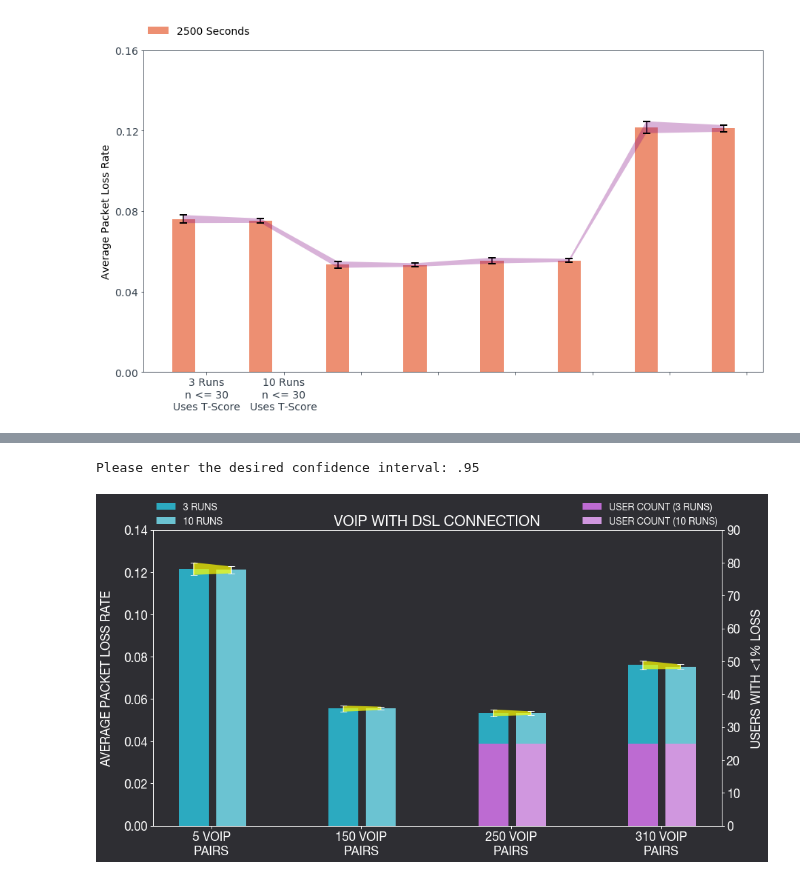
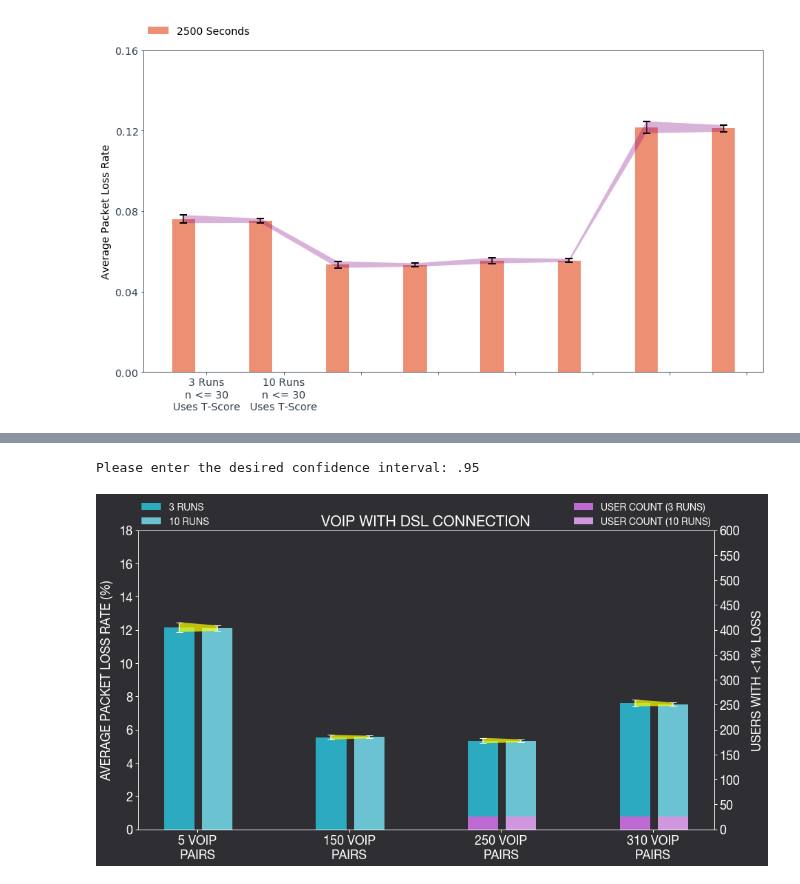
Before and after one commit to royruiz-dev/DataAutomation_SimComNets, a Jupyter notebook: SiMCN-Ex07/SimComNet_Ex07_Results_Analysis.ipynb, the cells around one changed output, grey strips where cells are left out. Cells and saved outputs as stored; diff of their text form; code cells hidden in the pictures.

```diff
--- a/SiMCN-Ex07/SimComNet_Ex07_Results_Analysis.ipynb
+++ b/SiMCN-Ex07/SimComNet_Ex07_Results_Analysis.ipynb
@@ -641,13 +686,13 @@ class Result_Analysis():
 
         for i in range(len(data)):
             if (df['timelimit'][i] == 1000):
-                avgPKL_1000s_arr.append(df['Avg_Loss_Rate'][i])
+                avgPKL_1000s_arr.append(df['Avg_Loss_Rate'][i]*100)
 
         for i in range(len(data)):
             if (df['Avg_Loss_Rate'][i] < 0.01):
                 avgPKL_user_count += 1
 
-        array = {'array_2500': avgPKL_1000s_arr}
+        array = {'array_1000': avgPKL_1000s_arr}
         count = avgPKL_user_count
         return array, count
 
@@ -733,18 +778,14 @@ while run:
 
         # width of the bars
         barWidth = 0.2
+
         # Choose the height of the bars
-        #for key,value in mean_dict.items():
-
         bars_count_rpt03 = [math.ceil(user_count_arr[index]/3) for index, value in enumerate(user_count_arr) if index <= 3]
         bars_count_rpt10 = [math.ceil(user_count_arr[index]/10) for index, value in enumerate(user_count_arr) if index > 3]
-        #print(bars_count_rpt03, bars_count_rpt10, sep=" ")
 
         bars_1000s_rpt03 = [mean_dict[i][0] for i in mean_dict if i <= 4]
         bars_1000s_rpt10 = [mean_dict[i][0] for i in mean_dict if i > 4]
-        #bars_5000s = [mean_dict[i][2] for i in mean_dict]
-        #print(bar_1000s_rpt03)
-        #print(bars_1000s_rpt10)
+
         # Upper and lower limits for confidence interval (error bars) used for fill_between method
         yer_1000s_l_rpt03 = [t_dict[1][0][0], t_dict[2][0][0], t_dict[3][0][0], t_dict[4][0][0]]
 
@@ -754,22 +795,14 @@ while run:
 
         yer_1000s_u_rpt10 = [t_dict[5][0][1], t_dict[6][0][1], t_dict[7][0][1], t_dict[8][0][1]]
 
-        #yer_5000s_l = [t_dict[1][2][0], t_dict[2][2][0], z_dict[3][2][0]]
-        #yer_5000s_u = [t_dict[1][2][1], t_dict[2][2][1], z_dict[3][2][1]]
-
         # Choose the height of the confidence interval (error bars) for errorbar method
         yer_1000s_rpt03 = [(u - l)/2 for u, l in zip(yer_1000s_u_rpt03, yer_1000s_l_rpt03)]
         yer_1000s_rpt10 = [(u - l)/2 for u, l in zip(yer_1000s_u_rpt10, yer_1000s_l_rpt10)]
-        #yer_5000s = [(u - l)/2 for u, l in zip(yer_5000s_u, yer_5000s_l)]
 
         # The x position of bars
         r_1000s_rpt03 = np.arange(len(bars_1000s_rpt03))
         r_1000s_rpt10 = [x + barWidth + .05 for x in r_1000s_rpt03]
-        #r_5000s = [x + barWidth for x in r_3000s]
 
-
-
-        #plt.figure(figsize = (15,8))
         #Parameter setting for plotting
         plt.rcParams['axes.edgecolor']='#333F4B'
         plt.rcParams['axes.linewidth']=0.8
@@ -790,12 +823,10 @@ while run:
         # Create 1000s_rpt03 bars
         ax1.bar(r_1000s_rpt03, bars_1000s_rpt03, width = barWidth, color = '#2CAAC0', label='3 RUNS')
         ax1.errorbar(r_1000s_rpt03, bars_1000s_rpt03, yerr=yer_1000s_rpt03, color = 'white', capthick=1, capsize=5, fmt=' ')
-        #plt.fill_between(r_1000s_rpt03, yer_1000s_l_rpt03, yer_1000s_u_rpt03, facecolor='Purple', alpha=0.3, zorder=2)
 
         # Create 1000s_rpt10 bars
         ax1.bar(r_1000s_rpt10, bars_1000s_rpt10, width = barWidth, color = '#6BC3D2', label='10 RUNS')
         ax1.errorbar(r_1000s_rpt10, bars_1000s_rpt10, yerr=yer_1000s_rpt10, color = 'white', capthick=1, capsize=5, fmt=' ')
-        #plt.fill_between(r_1000s_rpt10, yer_1000s_l_rpt10, yer_1000s_u_rpt10, facecolor='Purple', alpha=0.3, zorder=2)
 
         r_pairs = [[x, y] for x,y in zip(r_1000s_rpt03, r_1000s_rpt10)]
         yer_l = [[x,y] for x,y in zip(yer_1000s_l_rpt03, yer_1000s_l_rpt10)]
@@ -807,96 +838,35 @@ while run:
         ax2.bar(r_1000s_rpt03, bars_count_rpt03, width = barWidth, color = '#BD6BD2', label='USER COUNT (3 RUNS)')
         ax2.bar(r_1000s_rpt10, bars_count_rpt10, width = barWidth, color = '#D097DF', label='USER COUNT (10 RUNS)')
 
-        # Create 5000s bars
-        #plt.bar(r_5000s, bars_5000s, width = barWidth, color = '#92cad1', label='5000 Seconds')
-        #plt.errorbar(r_5000s, bars_5000s, yerr=yer_5000s, color = 'black', capthick=2, capsize=5, fmt=' ')
-        #plt.fill_between(r_5000s, yer_5000s_l, yer_5000s_u, facecolor='Purple', alpha=0.3, zorder=2)
-
-        # General layout
-
-
-        #color = 'tab:red'
-
-        #ax1.set_ylabel('exp', color=color)
-        #ax1.plot(t, data1, color=color)
-        #ax1.tick_params(axis='y', labelcolor=color)
-
-        #ax1.set_xticks([r + barWidth/2 for r in range(len(bars_1000s_rpt03))])
-        #ax1.set_xticklabels()
-        #ax1.set_xlabel('User Pairs')
 
         labels = ['5 VOIP\nPAIRS','150 VOIP\nPAIRS','250 VOIP\nPAIRS', '310 VOIP\nPAIRS']
         x = np.arange(len(labels))  # the label locations
         ax1.set_xticks(x+0.119)
         ax1.set_xticklabels(labels ,color = '#FFFFFF')
-        #ax.legend()
         ax1.tick_params(direction='out', length=4, width=1, colors='w')
-        #ax1.spines['bottom'].set_color('red')
-        #ax1.spines['top'].set_color('red')
 
-        ax1.set_yticks(np.arange(0, 0.14, 0.02))
-        ax1.set_ylabel('AVERAGE PACKET LOSS RATE', labelpad=16, color = '#FFFFFF')
-        #ax2 = ax1.twinx()  # instantiate a second axes that shares the same x-axis
+        ax1.set_yticks(np.arange(0.0, 20.0, 2.0))
+        ax1.set_ylabel('AVERAGE PACKET LOSS RATE (%)', labelpad=8, color = '#FFFFFF')
 
-        #color = 'tab:blue'
-        #ax2.set_ylabel('sin', color=color)  # we already handled the x-label with ax1
-        #ax2.plot(t, data2, color=color)
-       # ax2.tick_params(axis='y', labelcolor=color)
-
-        #fig.tight_layout()  # otherwise the right y-label is slightly clipped
-
-        #plt.set_xlim(-width,len(ind)+width)
-        #ax.set_ylim(0, 0.2)
-
-        #ax2.set_ylim(0, 100)
-
-        ax2.set_yticks(np.arange(0, 100, 10))
+        ax2.set_yticks(np.arange(0, 650, 50))
         ax2.tick_params(direction='out', length=4, width=1, colors='w')
         ax2.set_ylabel('USERS WITH <1% LOSS', labelpad=16, color = '#FFFFFF')
         ax1.set_title('VOIP WITH DSL CONNECTION', color = '#FFFFFF')
-        #plt.show()
-        #xTickMarks = dataset[0]
-        #plt.set_xticks(ind+width)
-        #xtickNames = ax.set_xticklabels(xTickMarks)
-        #plt.setp(xtickNames, rotation=90, fontsize=10)
-
-        #import pylab as plt
-        #l = ax2.legend()
-
-        #for text in l.get_texts():
-        #    text.set_color("white")
-
-        #plt.ticklabel_format(axis='y', useMathText=True)
-
-        #plt.ylabel('Average Packet Loss Rate')
-
-        #ax1.legend().set_color("white")
 
         leg1 = ax1.legend(fontsize = 14, loc='lower left', bbox_to_anchor= (0.0, 1.0), ncol=1, borderaxespad=0, frameon=False)
         leg2 = ax2.legend(fontsize = 14, loc='lower right', bbox_to_anchor= (1.0, 1.0), ncol=1, borderaxespad=0, frameon=False)
         for text in leg1.get_texts():
             text.set_color("white")
         for text in leg2.get_texts():
             text.set_color("white")
 
-        #leg1 = ax1.legend()
-        #leg2 = ax2.legend()
-        #for handle, text in zip(leg1.legendHandles, leg1.get_texts()):
-        #    text.set_color("white")
-        #    handle.set_color("black")
-        #for handle, text in zip(leg2.legendHandles, leg2.get_texts()):
-        #    text.set_color("white")
-
-        #for text in
-
-        # Show graphic
         plt.show()
 
         #print(f'\n\n\nCI based on T-score: \n{t_dict}')
         #print(f'\n\n\nCI based on Z-score: \n{z_dict}')
         #print(f'\n\n\nMean:{mean_dict}')
 
         run = False
 # %% [output]
 Please enter the desired confidence interval: .95
-[figure, old version]
+[figure, new version]
```
Also changed, not shown: parts of 12 cells of this notebook, 4 other files.
